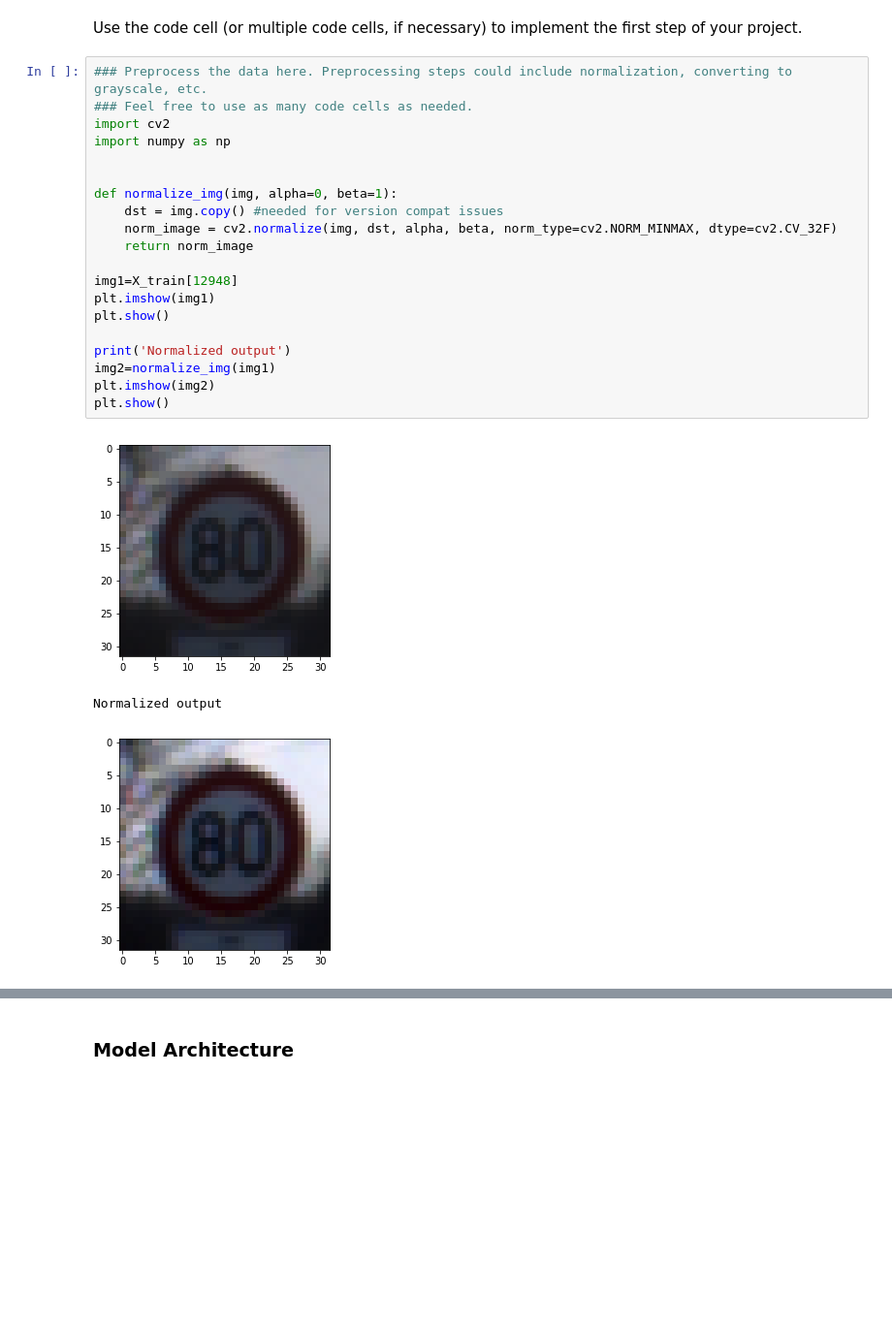
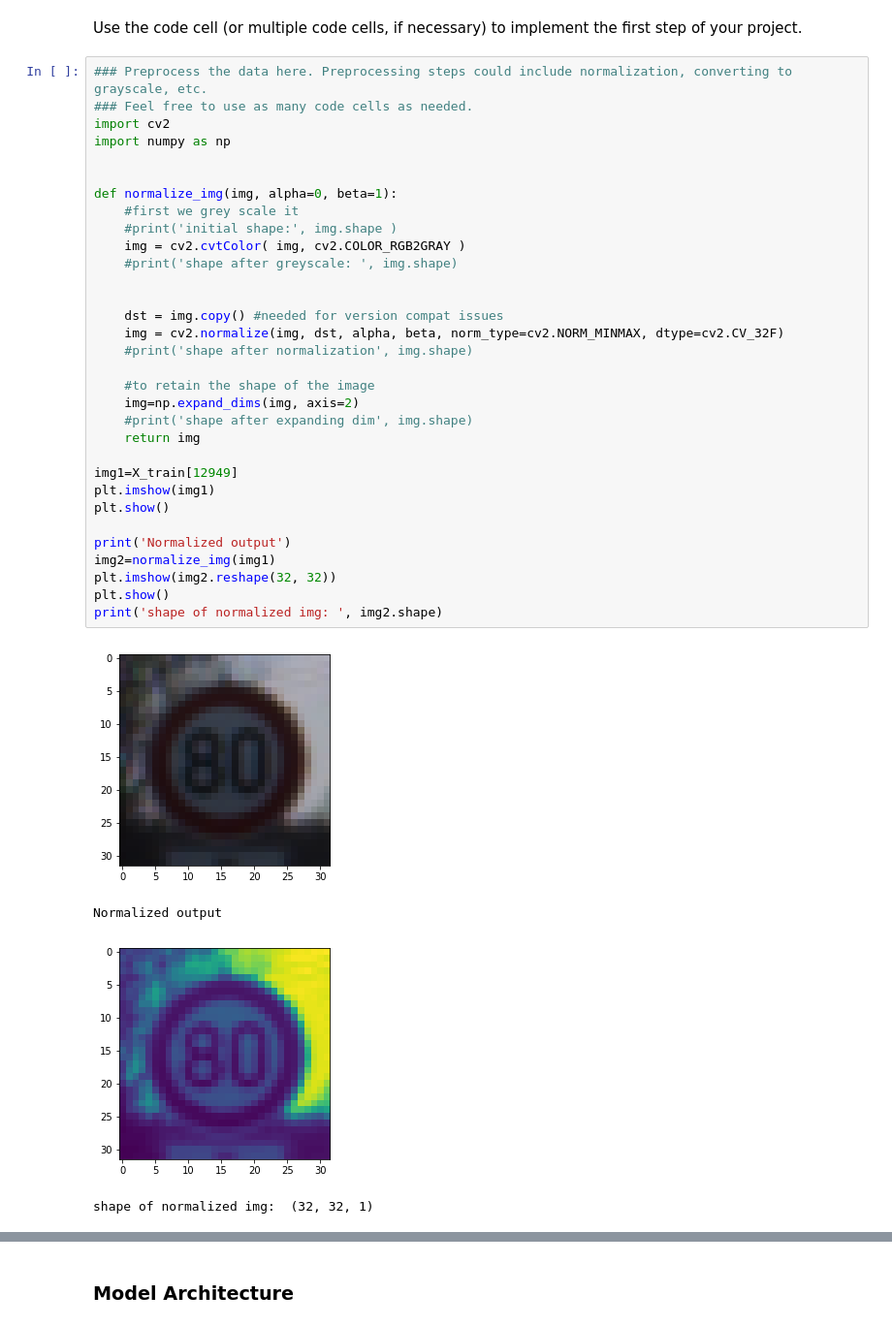
Before and after one commit to khushn/carnd_p2, a Jupyter notebook: Traffic_Sign_Classifier.ipynb, the cells around one changed output, grey strips where cells are left out. Shown at 97% size. Cells and saved outputs as stored; diff of their text form; blank space fills up the shorter version.

```diff
--- a/Traffic_Sign_Classifier.ipynb
+++ b/Traffic_Sign_Classifier.ipynb
@@ -168,27 +171,40 @@ Use the code cell (or multiple code cells, if necessary) to implement the first
 # %%
 ### Preprocess the data here. Preprocessing steps could include normalization, converting to grayscale, etc.
 ### Feel free to use as many code cells as needed.
 import cv2
 import numpy as np
 
 
 def normalize_img(img, alpha=0, beta=1):
+    #first we grey scale it
+    #print('initial shape:', img.shape )
+    img = cv2.cvtColor( img, cv2.COLOR_RGB2GRAY )
+    #print('shape after greyscale: ', img.shape)
+
+
     dst = img.copy() #needed for version compat issues
-    norm_image = cv2.normalize(img, dst, alpha, beta, norm_type=cv2.NORM_MINMAX, dtype=cv2.CV_32F)
-    return norm_image
+    img = cv2.normalize(img, dst, alpha, beta, norm_type=cv2.NORM_MINMAX, dtype=cv2.CV_32F)
+    #print('shape after normalization', img.shape)
 
-img1=X_train[12948]
+    #to retain the shape of the image
+    img=np.expand_dims(img, axis=2)
+    #print('shape after expanding dim', img.shape)
+    return img
+
+img1=X_train[12949]
 plt.imshow(img1)
 plt.show()
 
 print('Normalized output')
 img2=normalize_img(img1)
-plt.imshow(img2)
+plt.imshow(img2.reshape(32, 32))
 plt.show()
+print('shape of normalized img: ', img2.shape)
 # %% [output]
-[figure, old version]
+[figure, new version]
 Normalized output
-[figure, old version]
+[figure, new version]
+shape of normalized img:  (32, 32, 1)
 # %%
 #Normalize all the images since we tested it works
 def normalize_img_arr(img_arr):
```
Also changed, not shown: parts of 11 cells of this notebook, 3 other files.
